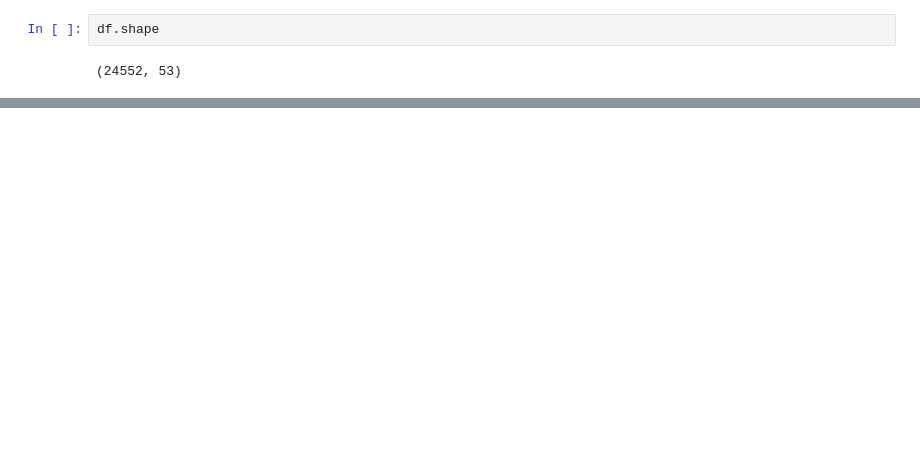
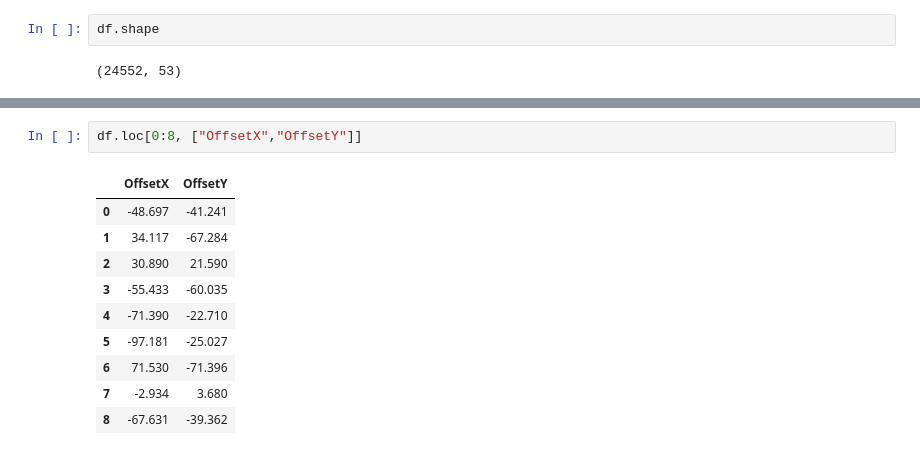
Before and after one commit to serhiintus/MSA_project, a Jupyter notebook: MSA_project.ipynb, the cells around one changed output, grey strips where cells are left out. Saved outputs shown, nothing was run; the diff lists cells and outputs as text; blank space fills up the shorter version.

```diff
--- a/MSA_project.ipynb
+++ b/MSA_project.ipynb
@@ -24,0 +105,13 @@ df.shape
+# %%
+df.loc[0:8, ["OffsetX","OffsetY"]]
+# %% [output]
+|  | OffsetX | OffsetY |
+| 0 | -48.697 | -41.241 |
+| 1 | 34.117 | -67.284 |
+| 2 | 30.890 | 21.590 |
+| 3 | -55.433 | -60.035 |
+| 4 | -71.390 | -22.710 |
+| 5 | -97.181 | -25.027 |
+| 6 | 71.530 | -71.396 |
+| 7 | -2.934 | 3.680 |
+| 8 | -67.631 | -39.362 |
```
Also changed, not shown: parts of 16 cells of this notebook, 1 other file.
